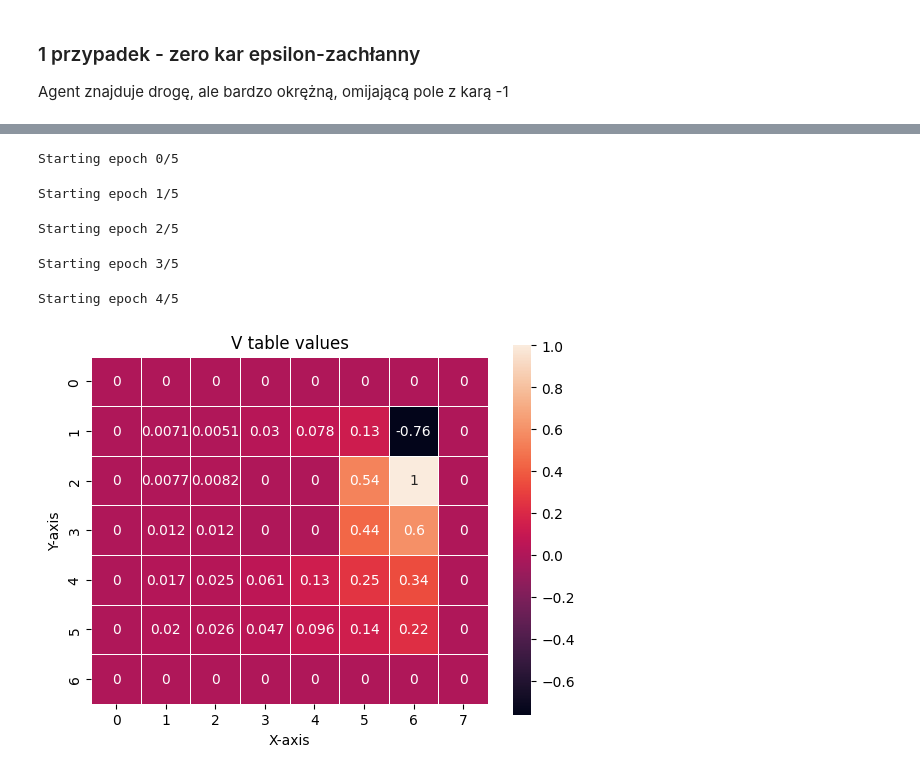
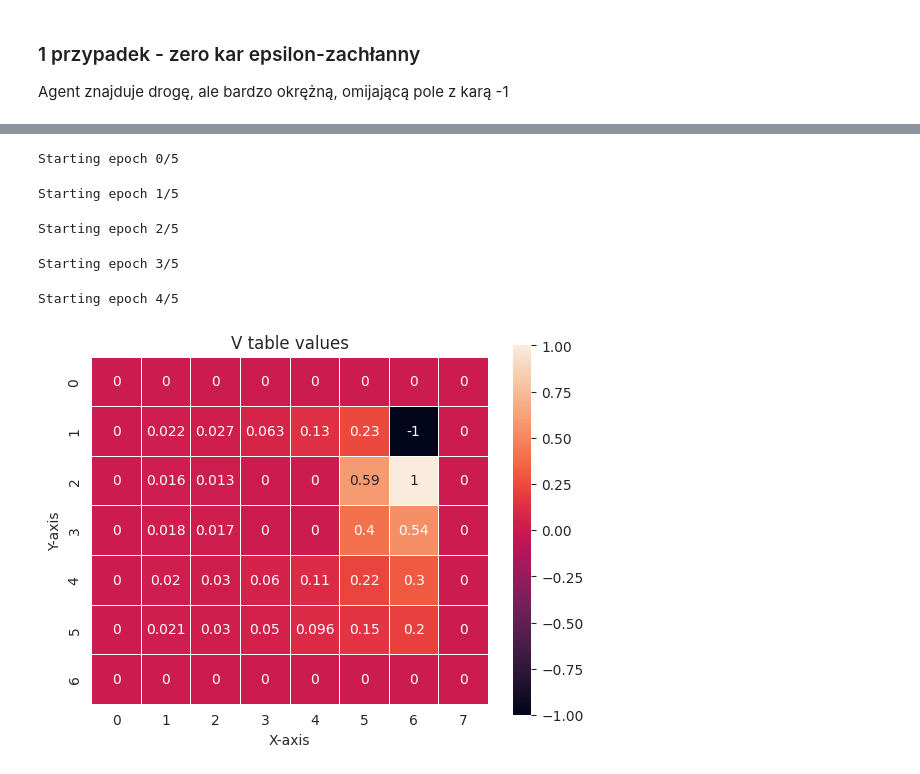
Before and after one commit to MarekBorzyszkowski/GUZW_1, a Jupyter notebook: src/DRL_assignment1.ipynb, the cells around one changed output, grey strips where cells are left out. Cells and saved outputs as stored; diff of their text form; code cells hidden in the pictures.

```diff
--- a/src/DRL_assignment1.ipynb
+++ b/src/DRL_assignment1.ipynb
@@ -381,10 +381,13 @@ class Monte_Carlo_agent:
 
 
   def update_v(self, states, reward):
-    G = reward
+    G = reward - self.penalty
     self.number_of_passes += 1.0
     last_step_x, last_step_y = states[-1]
-    self.v_table[last_step_x][last_step_y] +=  (G - self.v_table[last_step_x][last_step_y])/self.number_of_passes
+    if reward != 0:
+        self.v_table[last_step_x][last_step_y] = reward
+    else:
+      self.v_table[last_step_x][last_step_y] +=  (G - self.v_table[last_step_x][last_step_y])/self.number_of_passes
     for (x, y) in states[-2::-1]:
       G = self.penalty + self.gamma*G
       self.v_table[x][y] += (G - self.v_table[x][y])/self.number_of_passes
@@ -437,13 +440,12 @@ Starting epoch 4/5
 # %%
-#softmax
+#no penalty softmax
 agent = Monte_Carlo_agent(env, exploration_method=Explorations.SOFTMAX, gamma=0.9, penalty=0.0)
 agent.train(number_of_epochs=5,number_of_episodes=100, max_run_length=100)
 agent.plot_v_heatmap()
-agent.show_last_replay()
 # %% [output]
 Starting epoch 0/5
 Starting epoch 1/5
 Starting epoch 2/5
 Starting epoch 3/5
 Starting epoch 4/5
-[figure, old version]
+[figure, new version]
```
Also changed, not shown: parts of 10 cells of this notebook.
